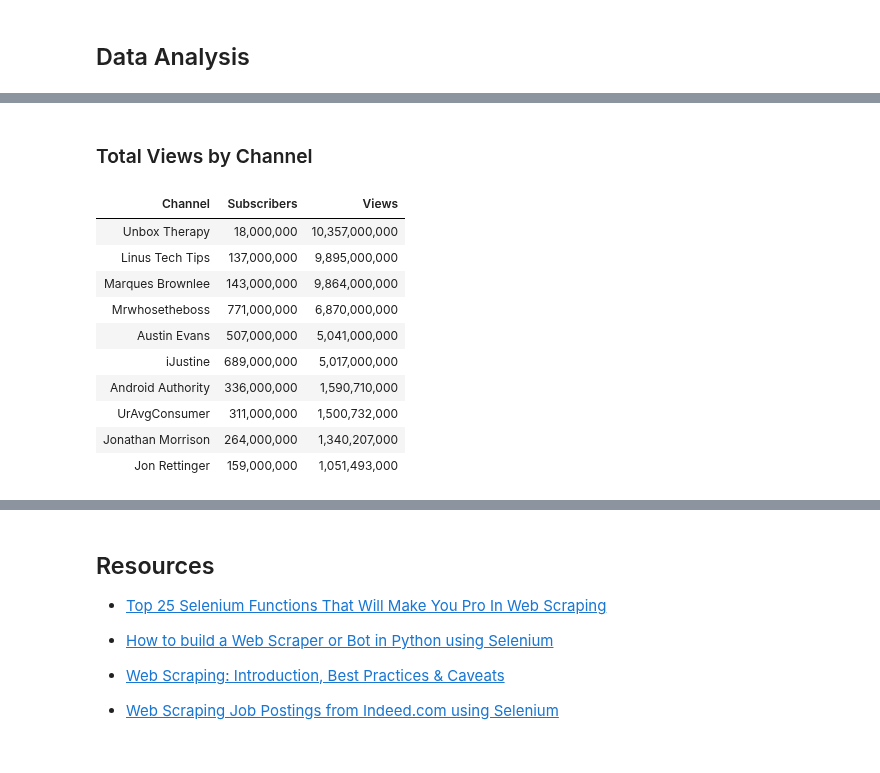
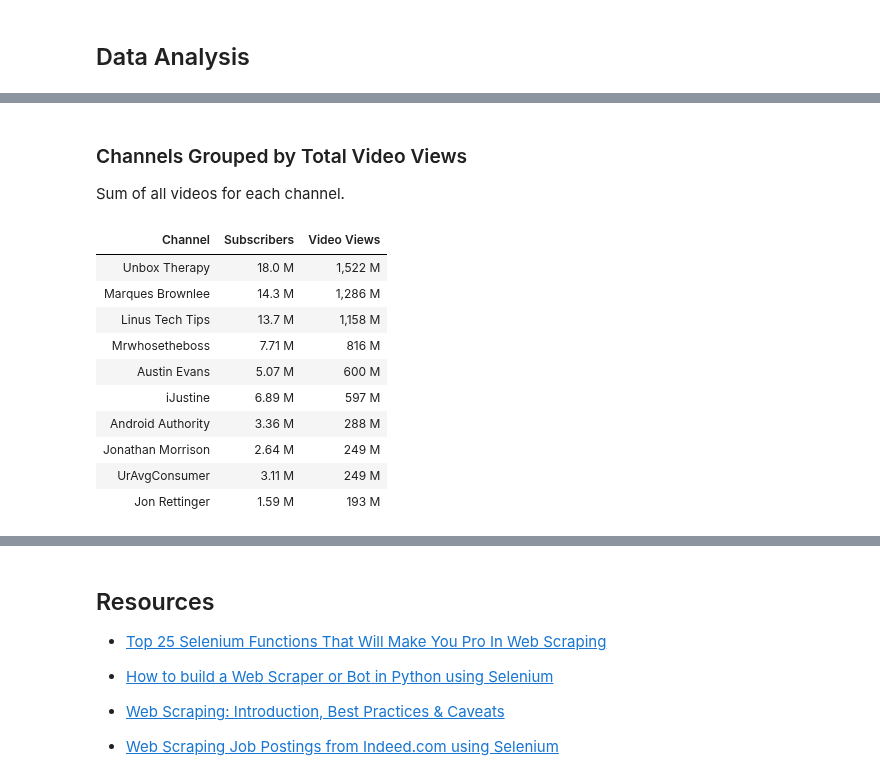
Before and after one commit to drusho/blog, a Jupyter notebook: _notebooks/2021-07-20-webscrapping-youtube.ipynb, the cells around one changed output, grey strips where cells are left out. Saved outputs shown, nothing was run; the diff lists cells and outputs as text; code cells hidden in the pictures.

```diff
--- a/_notebooks/2021-07-20-webscrapping-youtube.ipynb
+++ b/_notebooks/2021-07-20-webscrapping-youtube.ipynb
@@ -165,5 +163,0 @@ df_videos.sample(2)
-# %%
-#hide
-# Likes dytpe to int
-df_videos['Likes'] = df_videos['Likes'].str.replace('K','000').str.replace("M",'000000').str.replace('.','').astype('int')
-df_videos.sample(2)
@@ -173,0 +164,14 @@ df_videos.sample(2)
+# %%
+#hide
+# modify likes col dtype to float
+def fix_likes(col):
+  if 'M' in col:
+    return float(col.replace('M',''))*1000000
+  elif 'K' in col:
+    return float(col.replace('K',''))*1000
+  else:
+    return float(col)
+
+df_videos['Likes'] = df_videos['Likes'].apply(fix_likes)
+
+df_videos.head(2)
@@ -212,0 +227,10 @@ vc_merged.head(2)
+# %%
+#hide
+# shorten column numbers length by millions
+
+vc_merged['Channel Views (M)'] = round(vc_merged['Channel Views (M)']/1000000,2)
+vc_merged['Video Views (M)'] = vc_merged['Video Views (M)']/1000000
+vc_merged['Subscribers (M)'] = vc_merged['Subscribers (M)']/1000000
+vc_merged['Interactations (M)'] = round(vc_merged['Interactations (M)']/1000000,2)
+
+vc_merged.head(2)
@@ -312,29 +328,32 @@ top_chan.style.format(formatter={'Views': "{:,}",
-# %% [markdown]
-### Total Views by Channel
+# %% [markdown]
+### Channels Grouped by Total Video Views
+
+Sum of all videos for each channel.
 # %%
 #collapse
 # Total Views by Channel
 
-chan_views = vc_merged.groupby(['channel_name','subscribers'])['video_views'].sum().sort_values(ascending=False).reset_index()
+chan_views = vc_merged.groupby(['Channel Name','Subscribers (M)'])['Video Views (M)'].sum().sort_values(ascending=False).reset_index()
 
 # rename columns to increase readability
 chan_views.rename(columns={
-    'channel_name':'Channel',
-    'subscribers':'Subscribers',
-    'video_views':'Views',
+    'Channel Name':'Channel',
+    'Video Views (M)':'Video Views',
+    'Subscribers (M)':'Subscribers'
     },inplace=True)
 
-chan_views.style.format(formatter={'Views': "{:,}",
-                                 'Subscribers': "{:,}"}).background_gradient(subset=['Views','Subscribers'], cmap='Wistia').hide_index()
+chan_views.style.format(formatter={'Video Views': "{:,}",
+                                   'Video Views':'{0:,.0f} M',
+                                 'Subscribers': "{:,} M"}).background_gradient(subset=['Video Views','Subscribers'], cmap='Wistia').hide_index()
 # %% [output]
-| Channel | Subscribers | Views |
-| Unbox Therapy | 18,000,000 | 10,357,000,000 |
-| Linus Tech Tips | 137,000,000 | 9,895,000,000 |
-| Marques Brownlee | 143,000,000 | 9,864,000,000 |
-| Mrwhosetheboss | 771,000,000 | 6,870,000,000 |
-| Austin Evans | 507,000,000 | 5,041,000,000 |
-| iJustine | 689,000,000 | 5,017,000,000 |
-| Android Authority | 336,000,000 | 1,590,710,000 |
-| UrAvgConsumer | 311,000,000 | 1,500,732,000 |
-| Jonathan Morrison | 264,000,000 | 1,340,207,000 |
-| Jon Rettinger | 159,000,000 | 1,051,493,000 |
+| Channel | Subscribers | Video Views |
+| Unbox Therapy | 18.0 M | 1,522 M |
+| Marques Brownlee | 14.3 M | 1,286 M |
+| Linus Tech Tips | 13.7 M | 1,158 M |
+| Mrwhosetheboss | 7.71 M | 816 M |
+| Austin Evans | 5.07 M | 600 M |
+| iJustine | 6.89 M | 597 M |
+| Android Authority | 3.36 M | 288 M |
+| Jonathan Morrison | 2.64 M | 249 M |
+| UrAvgConsumer | 3.11 M | 249 M |
+| Jon Rettinger | 1.59 M | 193 M |
```
Also changed, not shown: parts of 20 cells of this notebook.
